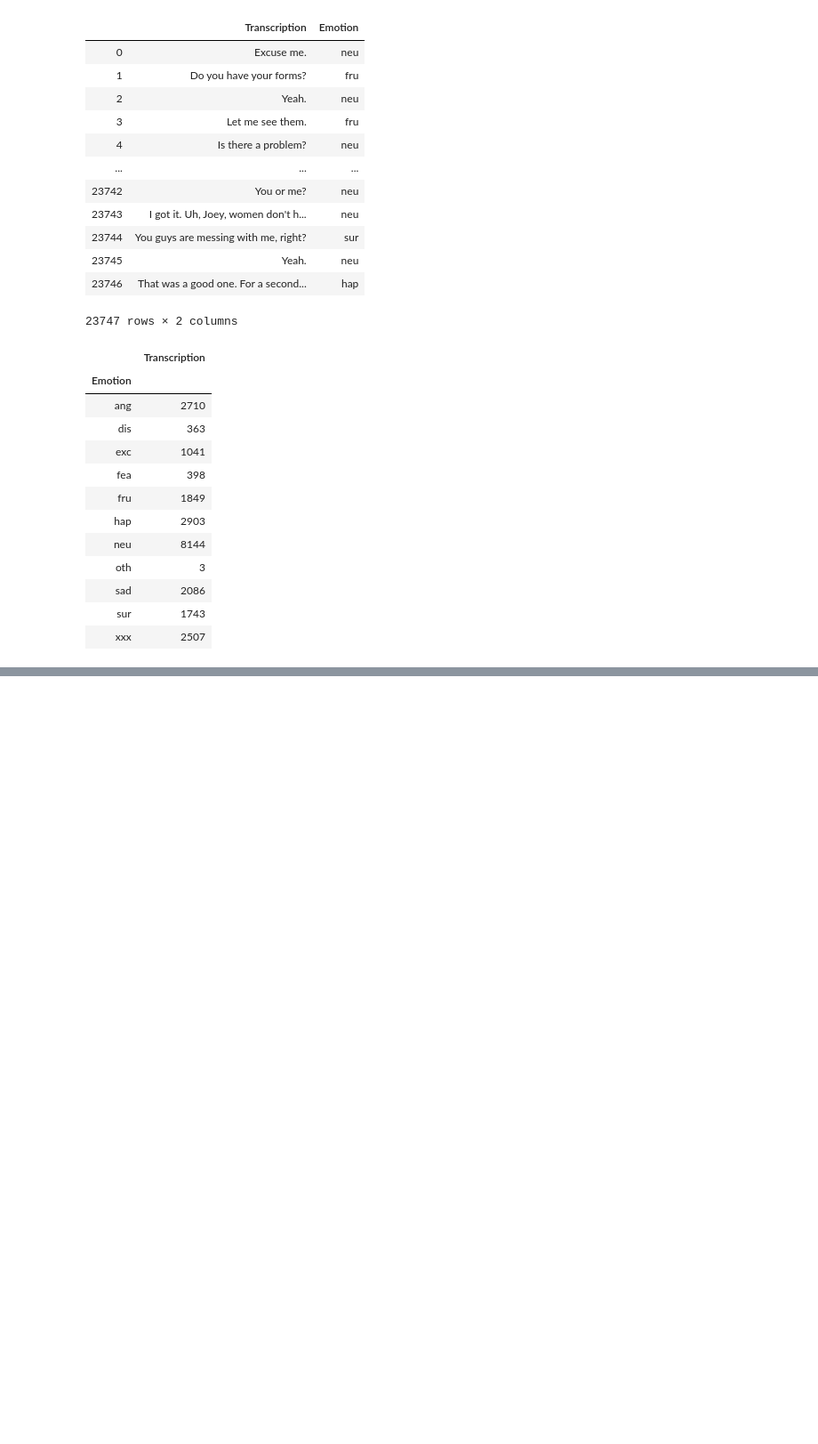
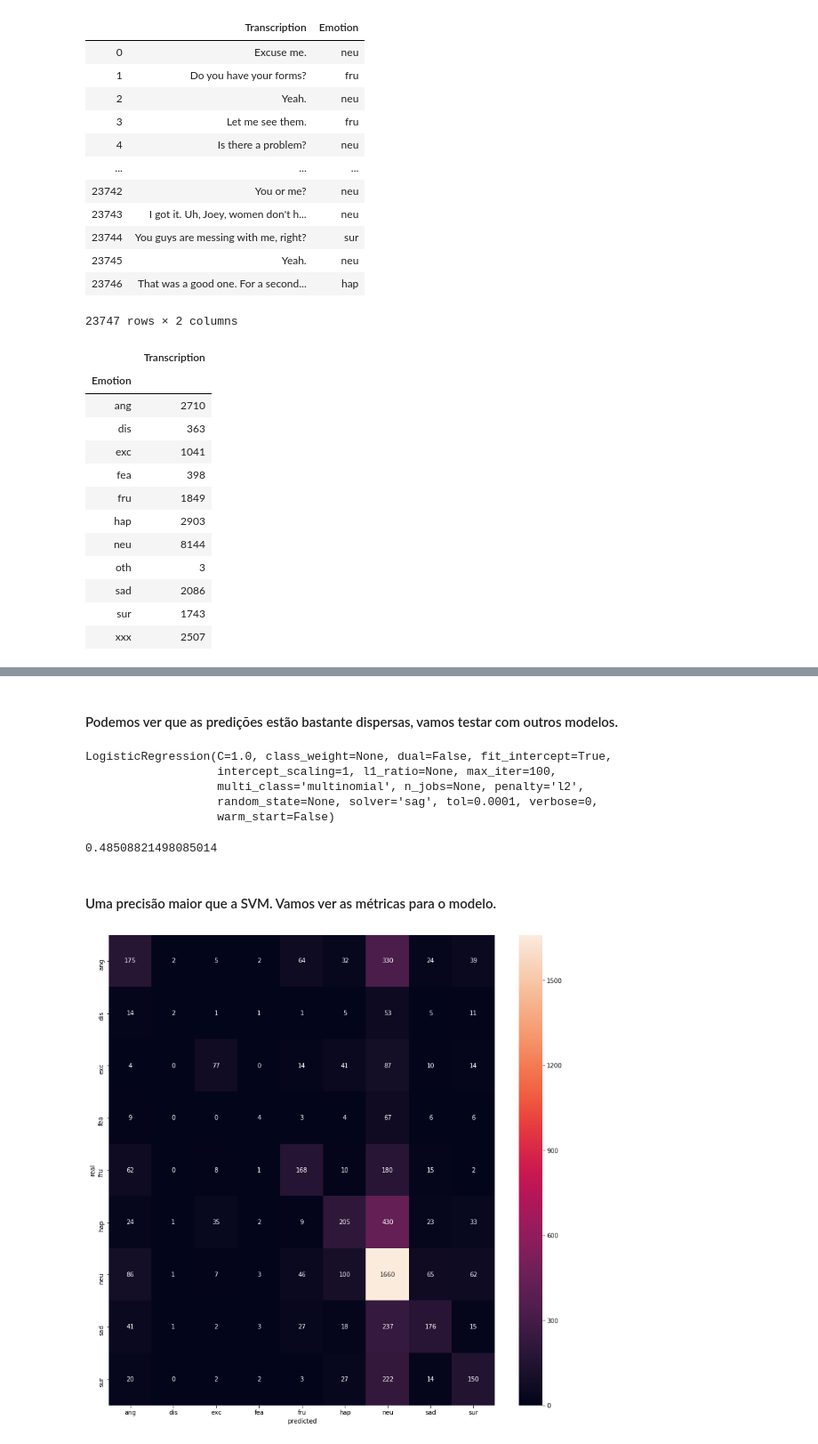
Before and after one commit to wineone/AnaliseBasicaNpl, a Jupyter notebook: semana4/IemocapMeld.ipynb, the cells around one changed output, grey strips where cells are left out. Shown at 89% size. Drawn from its saved outputs; the diff is of its cells as text; code cells hidden in the pictures; blank space fills up the shorter version.

```diff
--- a/semana4/IemocapMeld.ipynb
+++ b/semana4/IemocapMeld.ipynb
@@ -167,0 +402,50 @@ mergedIemocapMeld.groupby("Emotion").count()
+# %% [markdown]
+#### Podemos ver que as predições estão bastante dispersas, vamos testar com outros modelos.
+# %%
+dici2 = {"solver":["newton-cg", "sag", "lbfgs"],"multi_class":["multinomial"]}
+
+grid2 = GridSearchCV(LogisticRegression(),param_grid=dici2)
+
+grid2.fit(xtrain_matrix,ytrain_right)
+
+grid2.best_estimator_
+# %% [output]
+LogisticRegression(C=1.0, class_weight=None, dual=False, fit_intercept=True,
+                   intercept_scaling=1, l1_ratio=None, max_iter=100,
+                   multi_class='multinomial', n_jobs=None, penalty='l2',
+                   random_state=None, solver='sag', tol=0.0001, verbose=0,
+                   warm_start=False)
+# %%
+grid2.best_score_
+# %% [output]
+0.48508821498085014
+# %% [markdown]
+#### Uma precisão maior que a SVM. Vamos ver as métricas para o modelo.
+# %%
+model2 = LogisticRegression(C=1.0, class_weight=None, dual=False, fit_intercept=True,
+                   intercept_scaling=1, l1_ratio=None, max_iter=100,
+                   multi_class='multinomial', n_jobs=None, penalty='l2',
+                   random_state=None, solver='sag', tol=0.0001, verbose=0,
+                   warm_start=False)
+
+model2.fit(xtrain_matrix, ytrain_right)
+
+output2 = model2.predict(xtest_matrix)
+# %%
+plt.figure(figsize=(14, 14))
+cm = confusion_matrix(ytest_right,output2)
+
+cm = pd.DataFrame(cm,index = ["ang","dis","exc","fea","fru","hap","neu","sad","sur"],columns = ["ang","dis","exc","fea","fru","hap","neu","sad","sur"])
+
+ax = sn.heatmap(cm,annot=True,fmt="d")
+
+bottom, top = ax.get_ylim()
+
+ax.set_ylim(bottom + 0.5, top - 0.5)
+
+plt.xlabel("predicted")
+plt.ylabel("real")
+
+plt.show()
+# %% [output]
+[figure, added]
```
Also changed, not shown: parts of 48 cells of this notebook, 1 other file.
